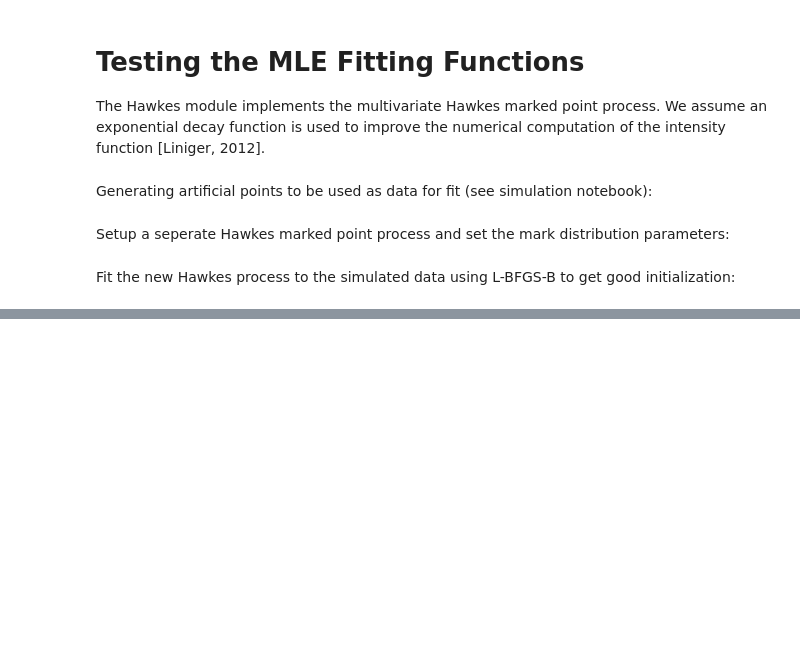
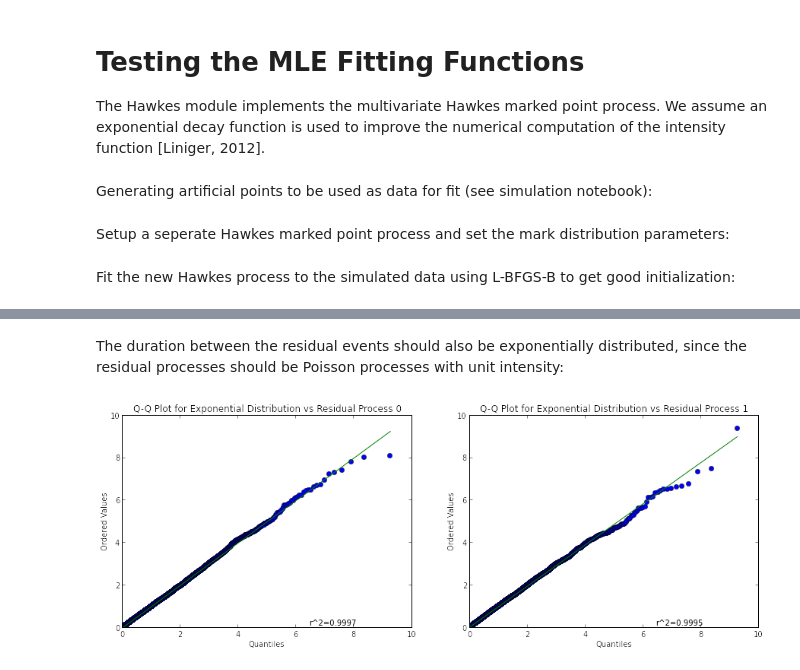
Before and after one commit to yesheenlim/PyHawkes, a Jupyter notebook: src/testFit.ipynb, the cells around one changed output, grey strips where cells are left out. Saved outputs shown, nothing was run; the diff lists cells and outputs as text; code cells hidden in the pictures; blank space fills up the shorter version.

```diff
--- a/src/testFit.ipynb
+++ b/src/testFit.ipynb
@@ -115,0 +127,17 @@ for i,c in zip(xrange(d), colors):
+# %% [markdown]
+The duration between the residual events should also be exponentially distributed, since the residual processes should be Poisson processes with unit intensity:
+# %%
+m0 = intervalr0
+m1 = intervalr1
+
+rcParams['figure.figsize'] = 15, 5
+fig = plt.figure()
+ax1 = plt.subplot(121)
+stats.probplot(m0, dist="expon", plot=plt)
+ax1.set_title("Q-Q Plot for Exponential Distribution vs Residual Process 0")
+ax2 = plt.subplot(122)
+stats.probplot(m1, dist="expon", plot=plt)
+ax2.set_title("Q-Q Plot for Exponential Distribution vs Residual Process 1")
+plt.show()
+# %% [output]
+[figure, added]
```
Also changed, not shown: parts of 8 cells of this notebook, 1 other file.
